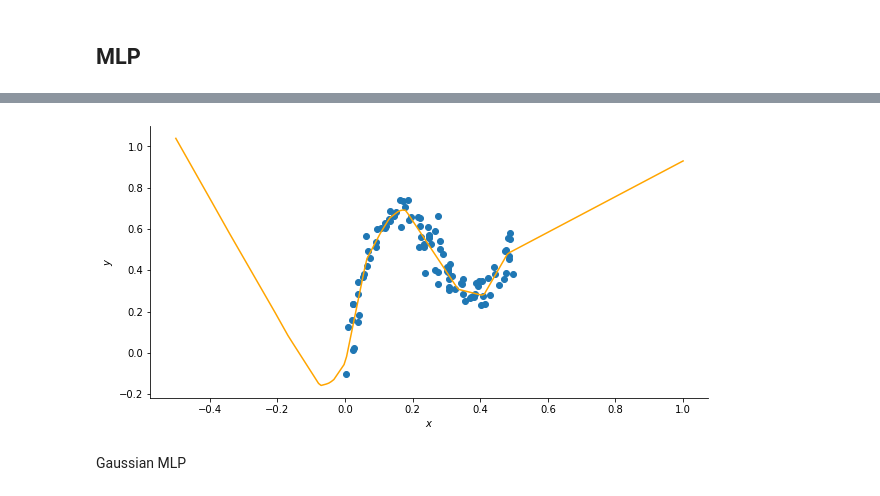
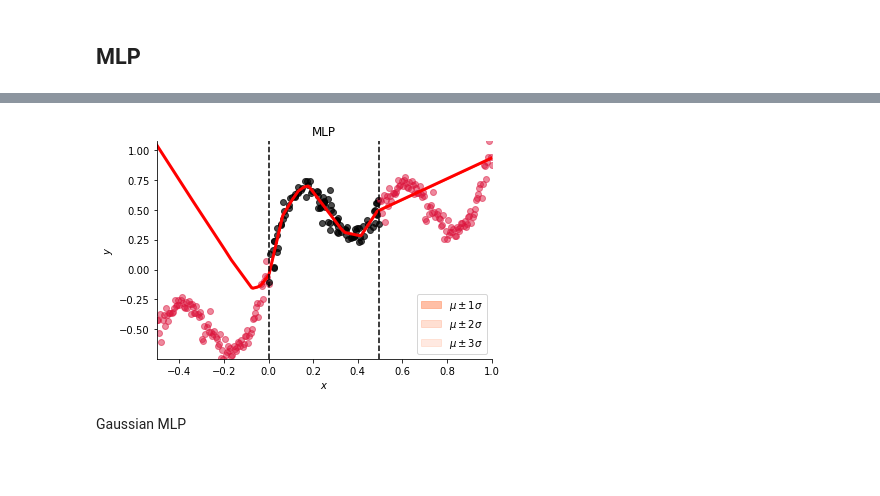
Before and after one commit to nipunbatra/bnn-zoo, a Jupyter notebook: notebooks/regression/sinData_comparison.ipynb, the cells around one changed output, grey strips where cells are left out. Saved outputs shown, nothing was run; the diff lists cells and outputs as text; code cells hidden in the pictures; blank space fills up the shorter version.

```diff
--- a/notebooks/regression/sinData_comparison.ipynb
+++ b/notebooks/regression/sinData_comparison.ipynb
@@ -39,3 +33,8 @@ plt.show()
+# %%
+X_sorted  = jnp.sort(X[:,0]).reshape(100,1)
+Y_sorted  = jnp.sort(y)
+x_stack =jnp.concatenate([x_test_1,X_sorted,x_test_2],axis=0)
+y_stack = jnp.concatenate([y_test_1,y,y_test_2],axis=0)
 # %% [markdown]
 ## MLP
 # %%
@@ -66,15 +63,10 @@ Loss step 1800:  0.0019397404
-# %%
-x = jnp.linspace(-0.5, 1, 200).reshape(-1,1)
-y_hat = mlp_model.apply(mlp_params, x, True)
-plt.figure(figsize=(10,5))
-plt.scatter(X, y)
-plt.plot(x, y_hat, color="orange")
-plt.xlabel("$x$")
-plt.ylabel("$y$")
-sns.despine()
-plt.show()
-# %% [output]
-[figure, removed]
+# %%
+n_points =300
+y_hat = mlp_model.apply(mlp_params, x_stack, True)
+y_hat = y_hat.reshape(n_points)
+plot.plot_prediction(X,y,x_stack,y_stack,y_hat,0,'MLP')
+# %% [output]
+[figure, added]
 # %% [markdown]
 Gaussian MLP
 # %%
```
Also changed, not shown: parts of 22 cells of this notebook, 3 other files.
